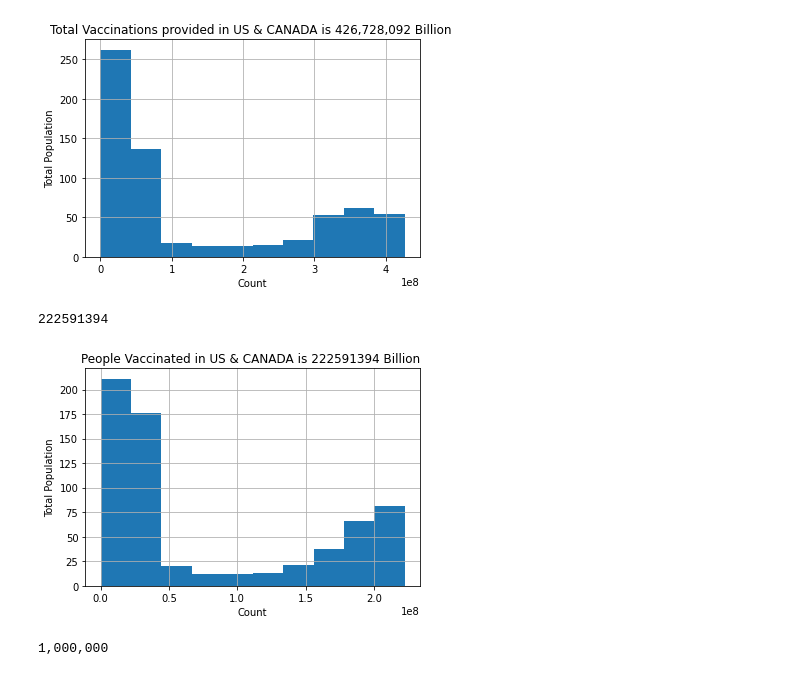
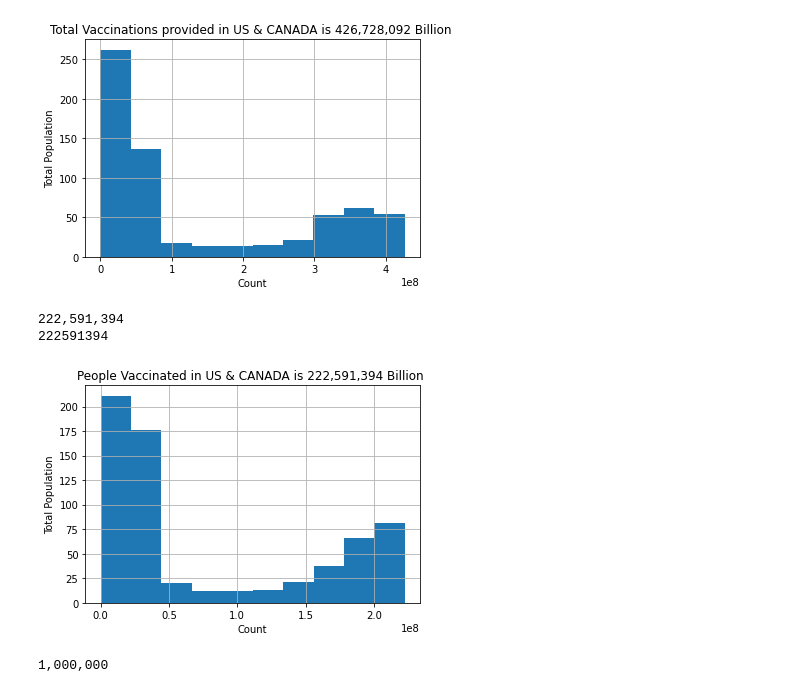
Before and after one commit to nitin578/103_Country_Covid19_Vaccinations, a Jupyter notebook: Covid19__Country_Vaccines.ipynb, the cells around one changed output. Drawn from its saved outputs; the diff is of its cells as text; code cells hidden in the pictures.

```diff
--- a/Covid19__Country_Vaccines.ipynb
+++ b/Covid19__Country_Vaccines.ipynb
@@ -499,14 +517,17 @@ print(number_with_commas)
 # %%
 dataset1[numerical_features].hist(column = 'people_vaccinated')
 plt.xlabel("Count")
 plt.ylabel("Total Population")
-plt.title("People Vaccinated in US & CANADA is 222591394 Billion ")
+plt.title("People Vaccinated in US & CANADA is 222,591,394 Billion ")
 column = dataset1["people_vaccinated"]
 max_value = column.max()
+number_with_commas = "{:,}".format(222591394)
+print(number_with_commas)
 print(max_value)
 # %% [output]
+222,591,394
 222591394
-[figure, old version]
+[figure, new version]
 # %%
 number_with_commas = "{:,}".format(1000000)
 
```
Also changed, not shown: parts of 6 cells of this notebook.
